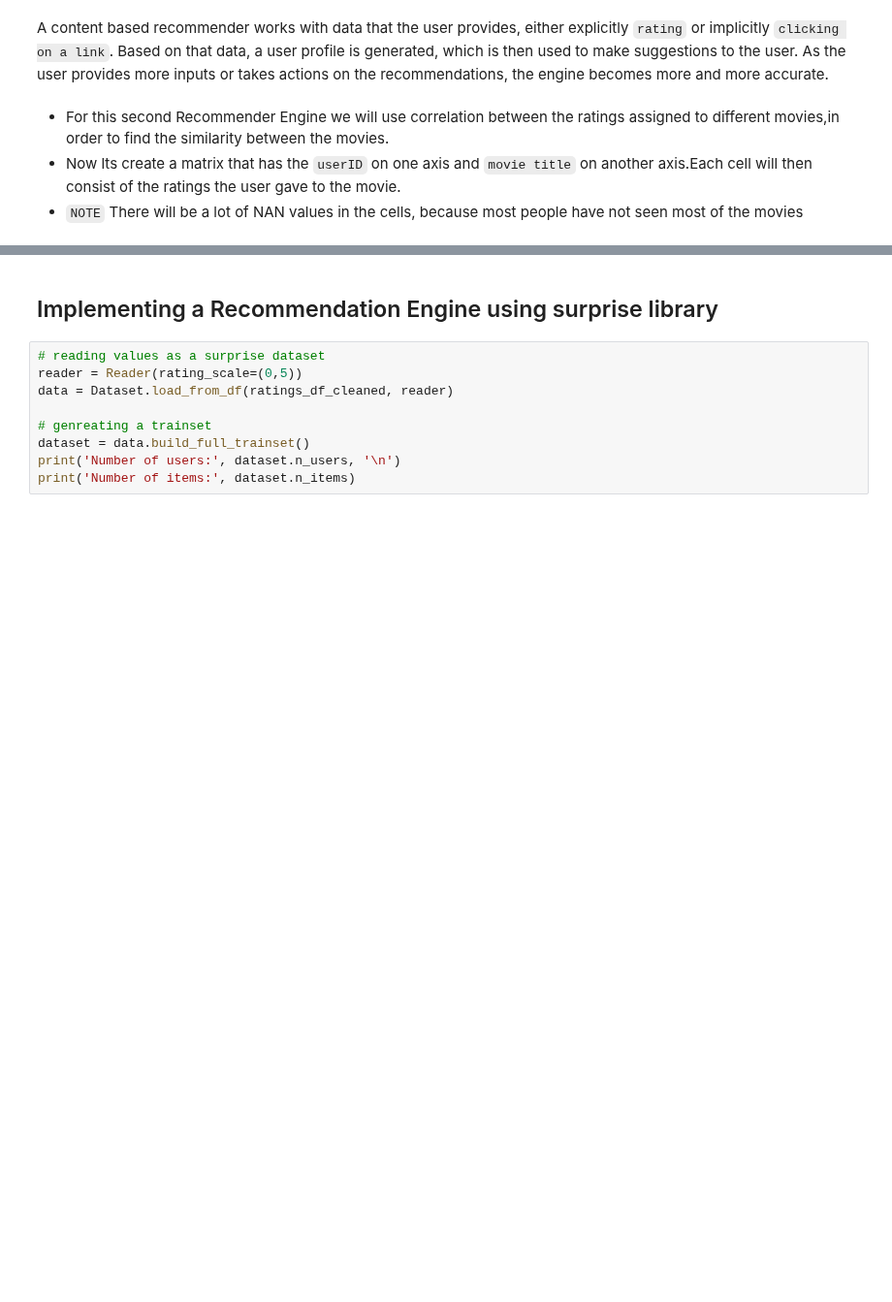
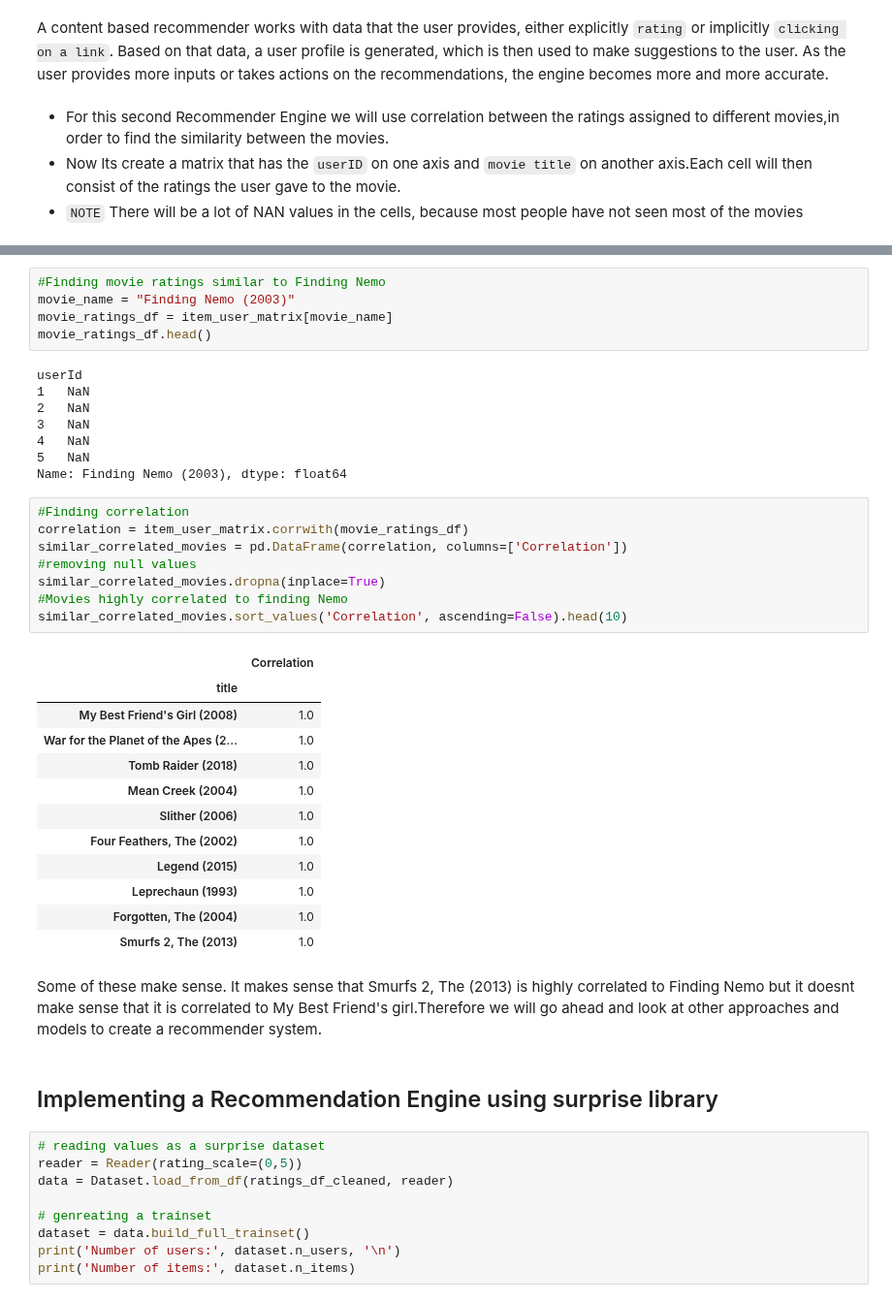
Before and after one commit to E-Juliet/Movie-reccomender, a Jupyter notebook: phase_4_project.ipynb, the cells around one changed output, grey strips where cells are left out. Shown at 97% size. Drawn from its saved outputs; the diff is of its cells as text; blank space fills up the shorter version.

```diff
--- a/phase_4_project.ipynb
+++ b/phase_4_project.ipynb
@@ -794,3 +816,39 @@ A content based recommender works with data that the user provides, either expli
+# %%
+#Finding movie ratings similar to Finding Nemo
+movie_name = "Finding Nemo (2003)"
+movie_ratings_df = item_user_matrix[movie_name]
+movie_ratings_df.head()
+# %% [output]
+userId
+1   NaN
+2   NaN
+3   NaN
+4   NaN
+5   NaN
+Name: Finding Nemo (2003), dtype: float64
+# %%
+#Finding correlation
+correlation = item_user_matrix.corrwith(movie_ratings_df)
+similar_correlated_movies = pd.DataFrame(correlation, columns=['Correlation'])
+#removing null values
+similar_correlated_movies.dropna(inplace=True)
+#Movies highly correlated to finding Nemo
+similar_correlated_movies.sort_values('Correlation', ascending=False).head(10)
+# %% [output]
+|  | Correlation |
+| title |  |
+| My Best Friend's Girl (2008) | 1.0 |
+| War for the Planet of the Apes (2... | 1.0 |
+| Tomb Raider (2018) | 1.0 |
+| Mean Creek (2004) | 1.0 |
+| Slither (2006) | 1.0 |
+| Four Feathers, The (2002) | 1.0 |
+| Legend (2015) | 1.0 |
+| Leprechaun (1993) | 1.0 |
+| Forgotten, The (2004) | 1.0 |
+| Smurfs 2, The (2013) | 1.0 |
+# %% [markdown]
+Some of these make sense. It makes sense that Smurfs 2, The (2013) is highly correlated to Finding Nemo but it doesnt make sense that it is correlated to My Best Friend's girl.Therefore we will go ahead and look at other approaches and models to create a recommender system.
 # %% [markdown]
 ## Implementing a Recommendation Engine using surprise library
 # %%
```
Also changed, not shown: parts of 3 cells of this notebook.
